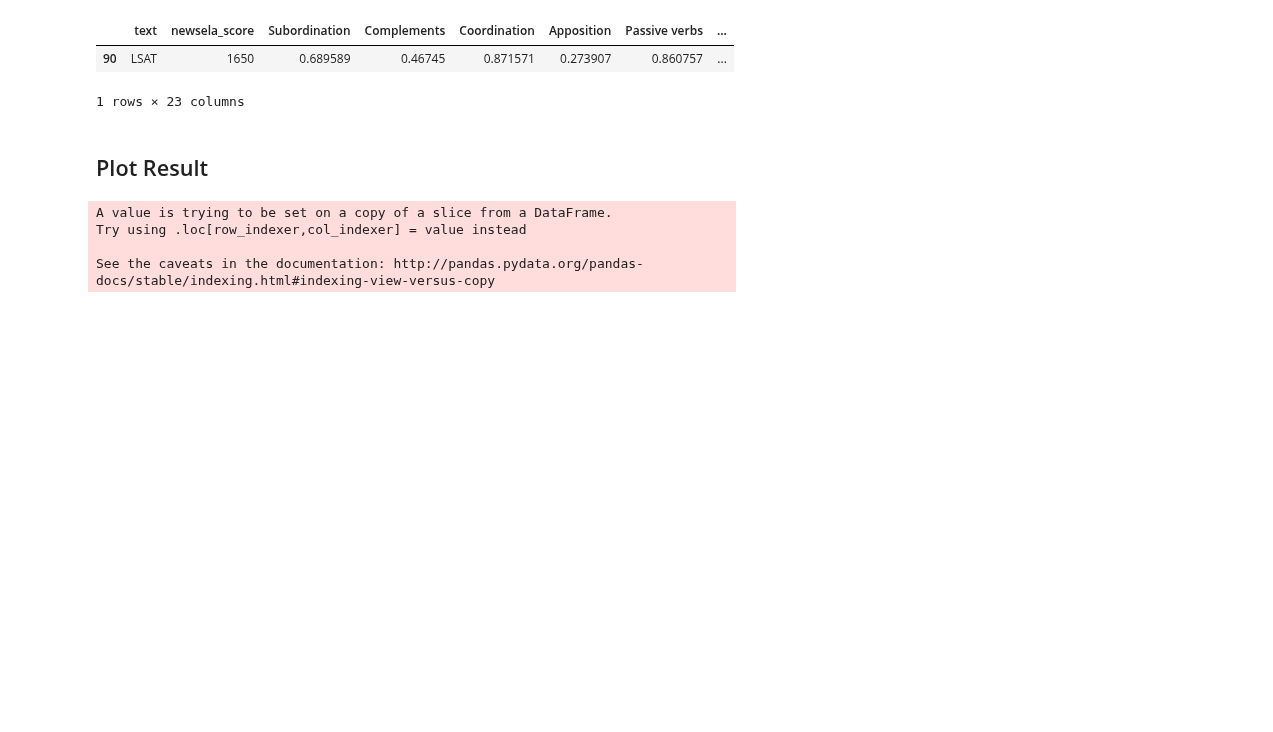
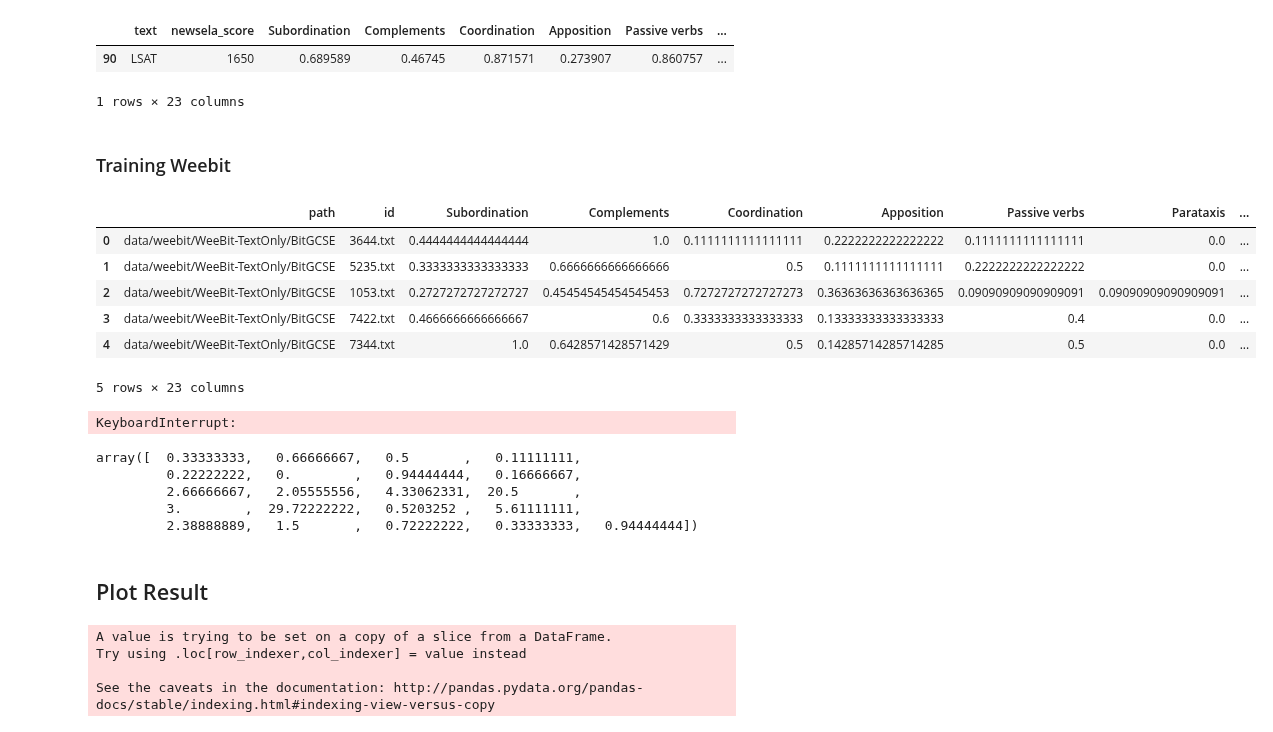
Before and after one commit to PaulOpu/TS_LossFunction, a Jupyter notebook: code/Opuchlich_FeatureRegression.ipynb, the cells around one changed output. Saved outputs shown, nothing was run; the diff lists cells and outputs as text; code cells hidden in the pictures; blank space fills up the shorter version.

Commit message:
Weebit Corpus scored

```diff
--- a/code/Opuchlich_FeatureRegression.ipynb
+++ b/code/Opuchlich_FeatureRegression.ipynb
@@ -55 +59,7 @@ pa_feature_names = ["Mean word length", "Mean sentence length", "Basic english r
+# %%
+def score_file_text(file_path):
+    with codecs.open(file_path, "r",encoding='utf-8', errors='ignore') as f:
+        score = np.concatenate(ts.score(f.read()))
+        score[12] = 1 / score[12]
+    return score
 # %% [markdown]
@@ -118,3 +120,30 @@ df.loc[df["text"] == "LSAT"]
 |  | text | newsela_score | Subordination | Complements | Coordination | Apposition | Passive verbs | ... |
 | 90 | LSAT | 1650 | 0.689589 | 0.46745 | 0.871571 | 0.273907 | 0.860757 | ... |
 1 rows × 23 columns
+# %% [markdown]
+### Training Weebit
+# %%
+weebit_root = "data/weebit/WeeBit-TextOnly/"
+weebit_folders = listdir(weebit_root)
+weebit_folders.remove(".DS_Store")
+weebit_data = []
+for folder in weebit_folders:
+    curr_path = weebit_root + folder
+    weebit_data += [
+        np.concatenate([
+            [curr_path,file_name],
+            score_file_text(curr_path+"/"+file_name)])
+        for file_name in listdir(curr_path)]
+# %%
+weebit_df = pd.DataFrame(
+    data=weebit_data,
+    columns=np.concatenate([["path","id"],re_feature_names,pa_feature_names]))
+weebit_df.head()
+# %% [output]
+|  | path | id | Subordination | Complements | Coordination | Apposition | Passive verbs | Parataxis | ... |
+| 0 | data/weebit/WeeBit-TextOnly/BitGCSE | 3644.txt | 0.4444444444444444 | 1.0 | 0.1111111111111111 | 0.2222222222222222 | 0.1111111111111111 | 0.0 | ... |
+| 1 | data/weebit/WeeBit-TextOnly/BitGCSE | 5235.txt | 0.3333333333333333 | 0.6666666666666666 | 0.5 | 0.1111111111111111 | 0.2222222222222222 | 0.0 | ... |
+| 2 | data/weebit/WeeBit-TextOnly/BitGCSE | 1053.txt | 0.2727272727272727 | 0.45454545454545453 | 0.7272727272727273 | 0.36363636363636365 | 0.09090909090909091 | 0.09090909090909091 | ... |
+| 3 | data/weebit/WeeBit-TextOnly/BitGCSE | 7422.txt | 0.4666666666666667 | 0.6 | 0.3333333333333333 | 0.13333333333333333 | 0.4 | 0.0 | ... |
+| 4 | data/weebit/WeeBit-TextOnly/BitGCSE | 7344.txt | 1.0 | 0.6428571428571429 | 0.5 | 0.14285714285714285 | 0.5 | 0.0 | ... |
+5 rows × 23 columns
@@ -121,3 +152,15 @@ df.loc[df["text"] == "LSAT"]
+# %%
+scores = [score_file_text(row["path"]+"/"+row["id"]) for ind,row in weebit_df.iterrows()]
+# %% [output]
+KeyboardInterrupt:
+# %%
+pd.concat(weebit_df)
+# %% [output]
+array([  0.33333333,   0.66666667,   0.5       ,   0.11111111,
+         0.22222222,   0.        ,   0.94444444,   0.16666667,
+         2.66666667,   2.05555556,   4.33062331,  20.5       ,
+         3.        ,  29.72222222,   0.5203252 ,   5.61111111,
+         2.38888889,   1.5       ,   0.72222222,   0.33333333,   0.94444444])
 # %% [markdown]
 ## Plot Result
 # %%
```
Also changed, not shown: parts of 15 cells of this notebook, 1 other file.
